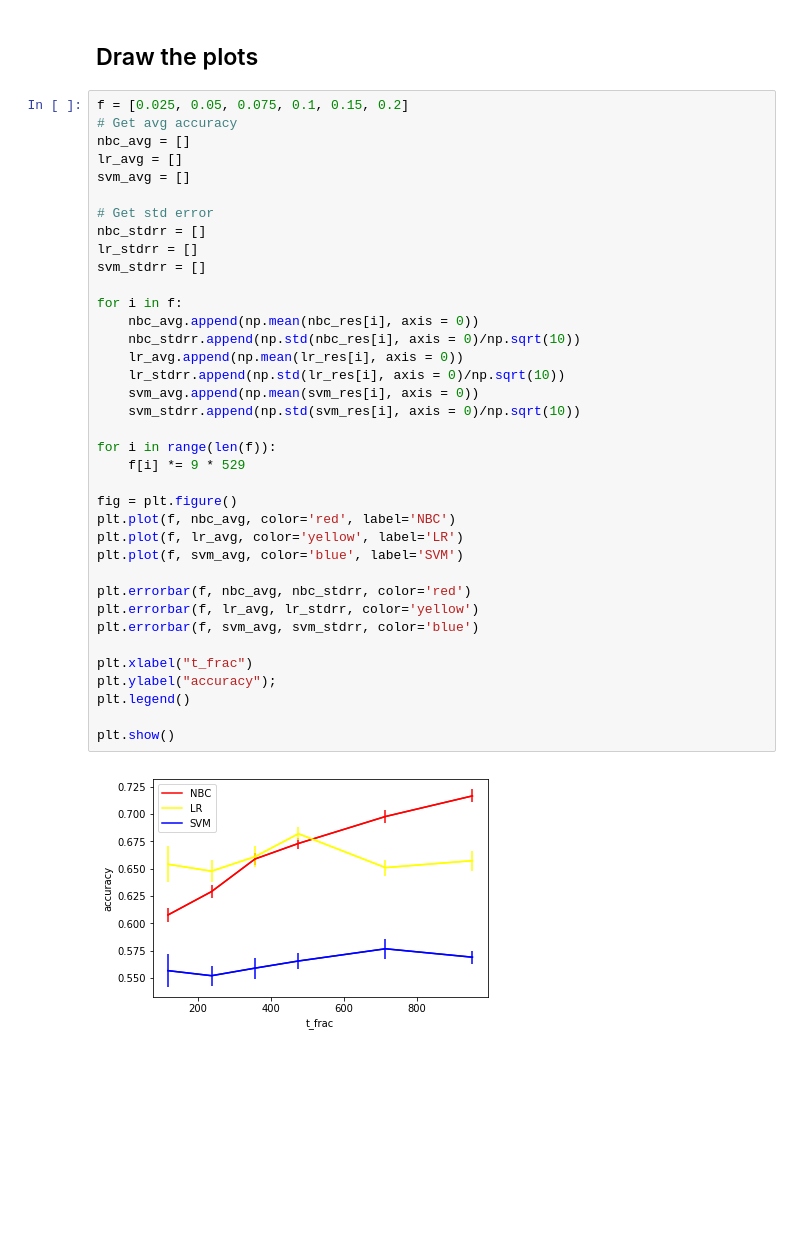
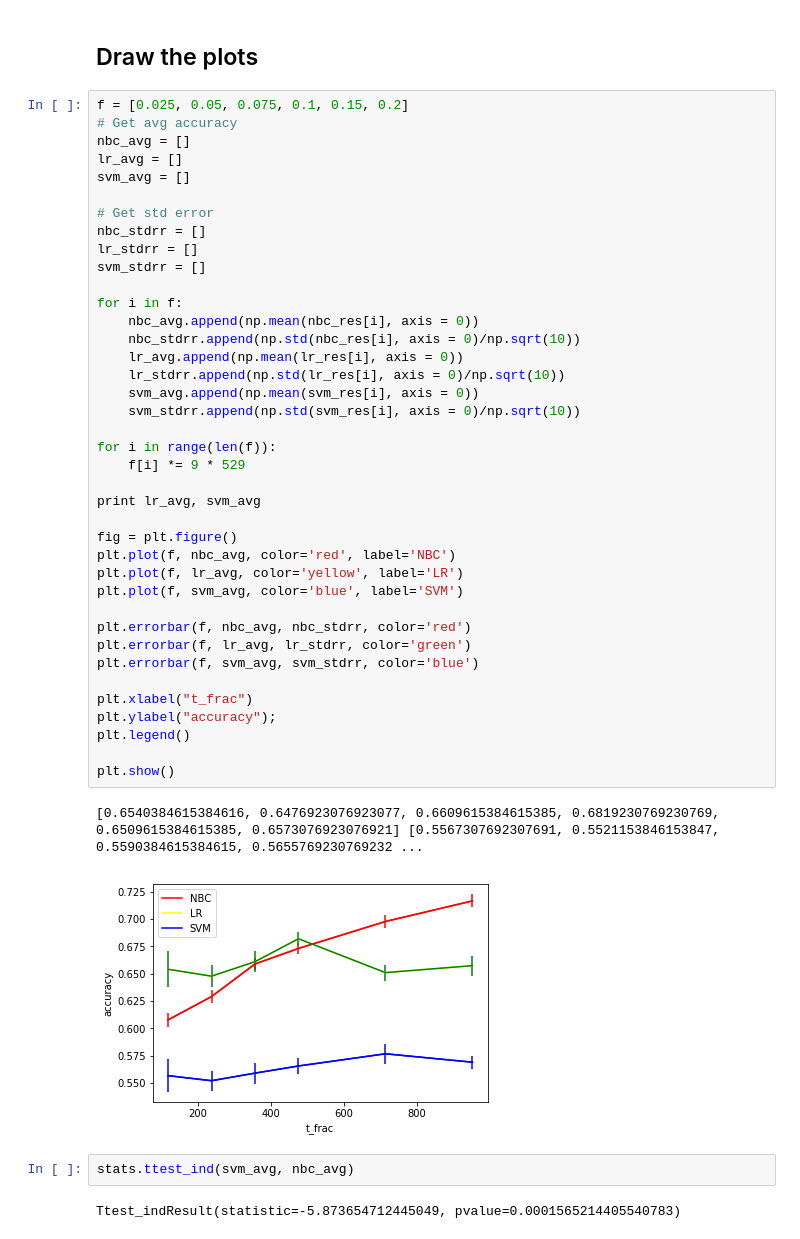
Before and after one commit to tiantuxu/LinearRegression-SVM, a Jupyter notebook: cv.ipynb, the cells around one changed output. Cells and saved outputs as stored; diff of their text form; blank space fills up the shorter version.

```diff
--- a/cv.ipynb
+++ b/cv.ipynb
@@ -468,32 +469,39 @@ svm_avg = []
 # Get std error
 nbc_stdrr = []
 lr_stdrr = []
 svm_stdrr = []
 
 for i in f:
     nbc_avg.append(np.mean(nbc_res[i], axis = 0))
     nbc_stdrr.append(np.std(nbc_res[i], axis = 0)/np.sqrt(10))
     lr_avg.append(np.mean(lr_res[i], axis = 0))
     lr_stdrr.append(np.std(lr_res[i], axis = 0)/np.sqrt(10))
     svm_avg.append(np.mean(svm_res[i], axis = 0))
     svm_stdrr.append(np.std(svm_res[i], axis = 0)/np.sqrt(10))
 
 for i in range(len(f)):
     f[i] *= 9 * 529
 
+print lr_avg, svm_avg
+
 fig = plt.figure()
 plt.plot(f, nbc_avg, color='red', label='NBC')
 plt.plot(f, lr_avg, color='yellow', label='LR')
 plt.plot(f, svm_avg, color='blue', label='SVM')
 
 plt.errorbar(f, nbc_avg, nbc_stdrr, color='red')
-plt.errorbar(f, lr_avg, lr_stdrr, color='yellow')
+plt.errorbar(f, lr_avg, lr_stdrr, color='green')
 plt.errorbar(f, svm_avg, svm_stdrr, color='blue')
 
 plt.xlabel("t_frac")
 plt.ylabel("accuracy");
 plt.legend()
 
 plt.show()
 # %% [output]
+[0.6540384615384616, 0.6476923076923077, 0.6609615384615385, 0.6819230769230769, 0.6509615384615385, 0.6573076923076921] [0.5567307692307691, 0.5521153846153847, 0.5590384615384615, 0.5655769230769232 ...
-[figure, old version]
+[figure, new version]
+# %%
+stats.ttest_ind(svm_avg, nbc_avg)
+# %% [output]
+Ttest_indResult(statistic=-5.873654712445049, pvalue=0.0001565214405540783)
```
Also changed, not shown: parts of 1 cell of this notebook.
